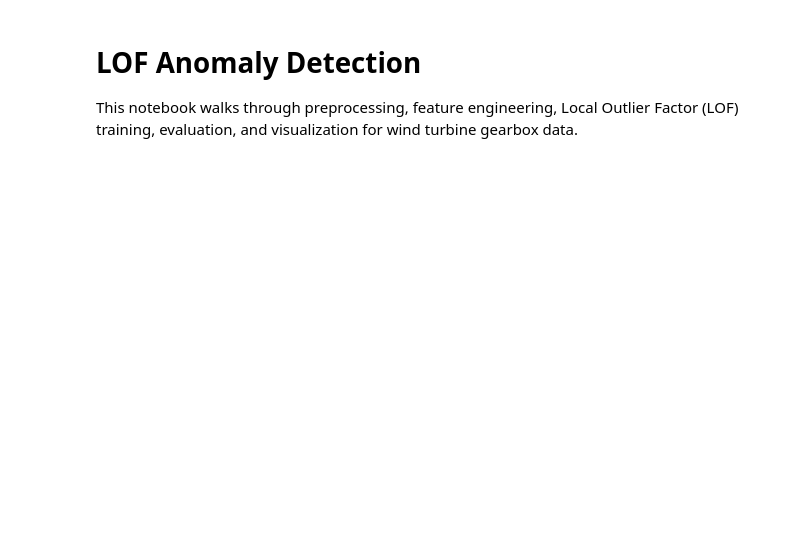
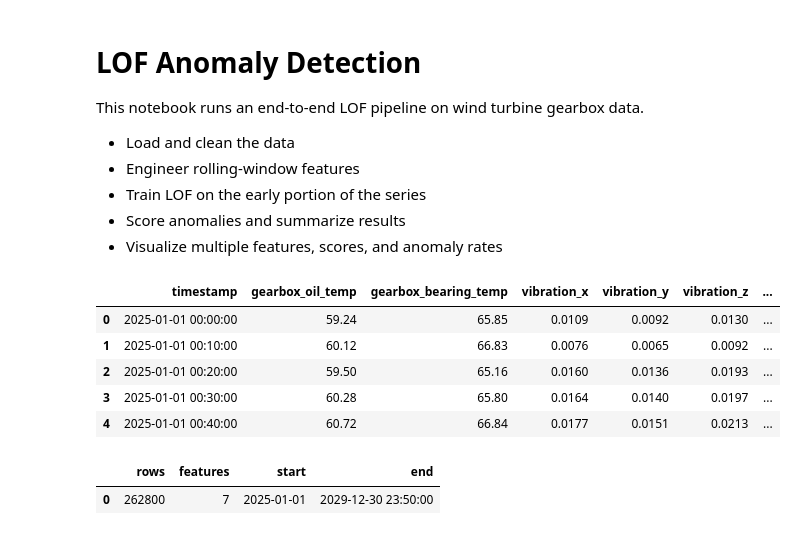
Before and after one commit to LiamKeech/wind-turbine-fault-detection, a Jupyter notebook: notebooks/LOF Anomaly Detection.ipynb, the cells around one changed output. Drawn from its saved outputs; the diff is of its cells as text; code cells hidden in the pictures; blank space fills up the shorter version.

Commit message:
Refactor LOF anomaly detection pipeline

```diff
--- a/notebooks/LOF Anomaly Detection.ipynb
+++ b/notebooks/LOF Anomaly Detection.ipynb
@@ -1,5 +1,10 @@
 # %% [markdown]
 # LOF Anomaly Detection
 
-This notebook walks through preprocessing, feature engineering, Local Outlier Factor (LOF) training, evaluation, and visualization for wind turbine gearbox data.
+This notebook runs an end-to-end LOF pipeline on wind turbine gearbox data.
+- Load and clean the data
+- Engineer rolling-window features
+- Train LOF on the early portion of the series
+- Score anomalies and summarize results
+- Visualize multiple features, scores, and anomaly rates
 # %%
@@ -24,12 +14,19 @@ plt.style.use("seaborn-v0_8")
 # %%
-data_path = PathConfig.RAW_DATA / "turbine_5yr_complex_data.csv"
-
-raw_df = pd.read_csv(data_path, parse_dates=[TIMESTAMP_COLUMN])
-raw_df = raw_df.sort_values(TIMESTAMP_COLUMN).drop_duplicates(subset=TIMESTAMP_COLUMN)
-raw_df = raw_df.reset_index(drop=True)
-
-raw_df.head()
+from data.lof_preprocessing import load_raw_data, select_feature_columns, dataset_overview, missing_rate_summary
+from training.lof_training import train_lof, top_anomalies
+from visualization.lof_plots import plot_feature_anomalies, plot_anomaly_score_timeline, plot_anomaly_score_histogram, plot_anomaly_rate_timeline, plot_anomaly_rate_by_split
+# %% [output]
+|  | timestamp | gearbox_oil_temp | gearbox_bearing_temp | vibration_x | vibration_y | vibration_z | ... |
+| 0 | 2025-01-01 00:00:00 | 59.24 | 65.85 | 0.0109 | 0.0092 | 0.0130 | ... |
+| 1 | 2025-01-01 00:10:00 | 60.12 | 66.83 | 0.0076 | 0.0065 | 0.0092 | ... |
+| 2 | 2025-01-01 00:20:00 | 59.50 | 65.16 | 0.0160 | 0.0136 | 0.0193 | ... |
+| 3 | 2025-01-01 00:30:00 | 60.28 | 65.80 | 0.0164 | 0.0140 | 0.0197 | ... |
+| 4 | 2025-01-01 00:40:00 | 60.72 | 66.84 | 0.0177 | 0.0151 | 0.0213 | ... |
 # %%
-missing_summary = raw_df[SENSOR_FEATURE_COLUMNS].isna().mean().sort_values(ascending=False)
-missing_summary
+DATA_PATH = PROJECT_ROOT / "data" / "raw" / "turbine_5yr_complex_data.csv"; timestamp_col = "timestamp"
+raw_df = load_raw_data(DATA_PATH, timestamp_col=timestamp_col)
+raw_df.head()
+# %% [output]
+|  | rows | features | start | end |
+| 0 | 262800 | 7 | 2025-01-01 | 2029-12-30 23:50:00 |
 # %%
```
Also changed, not shown: parts of 11 cells of this notebook, 10 other files.
